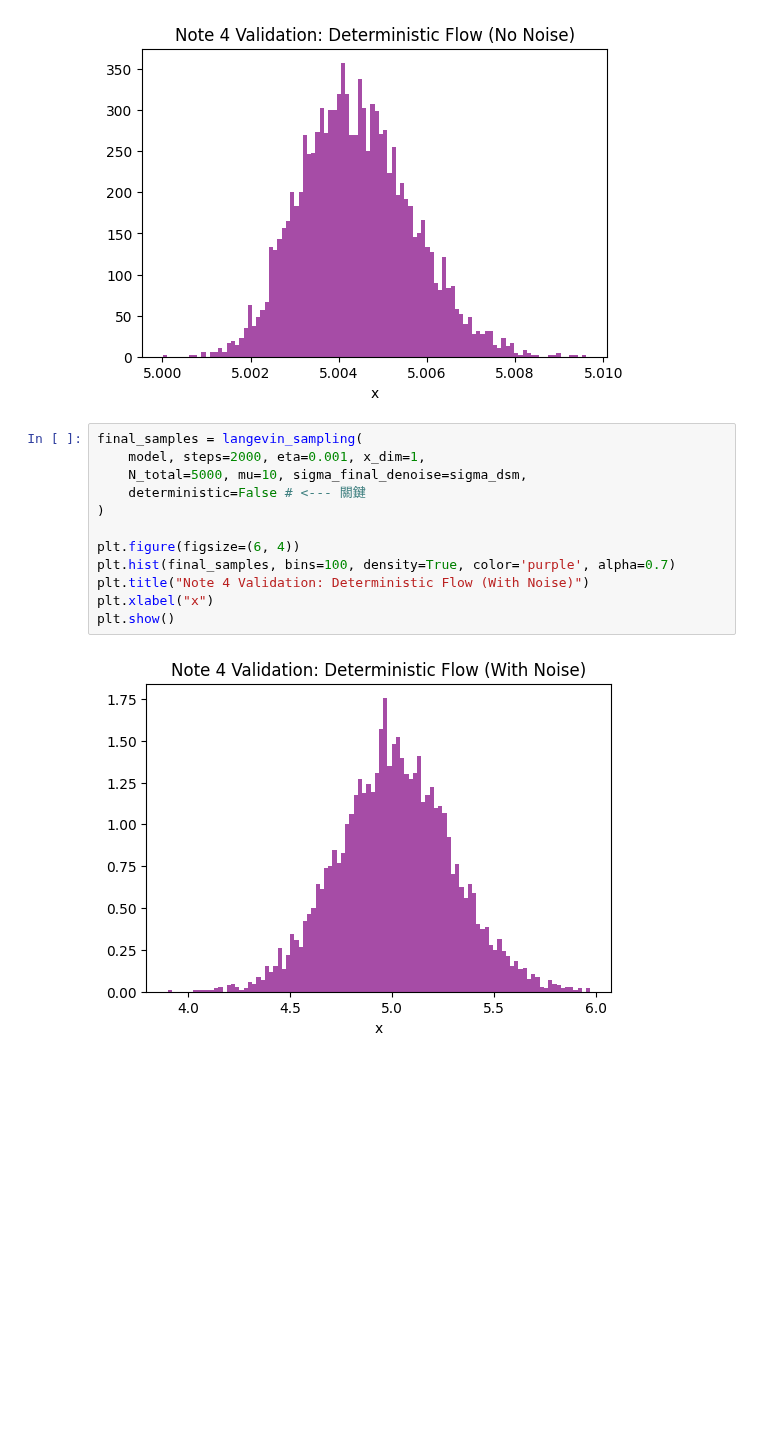
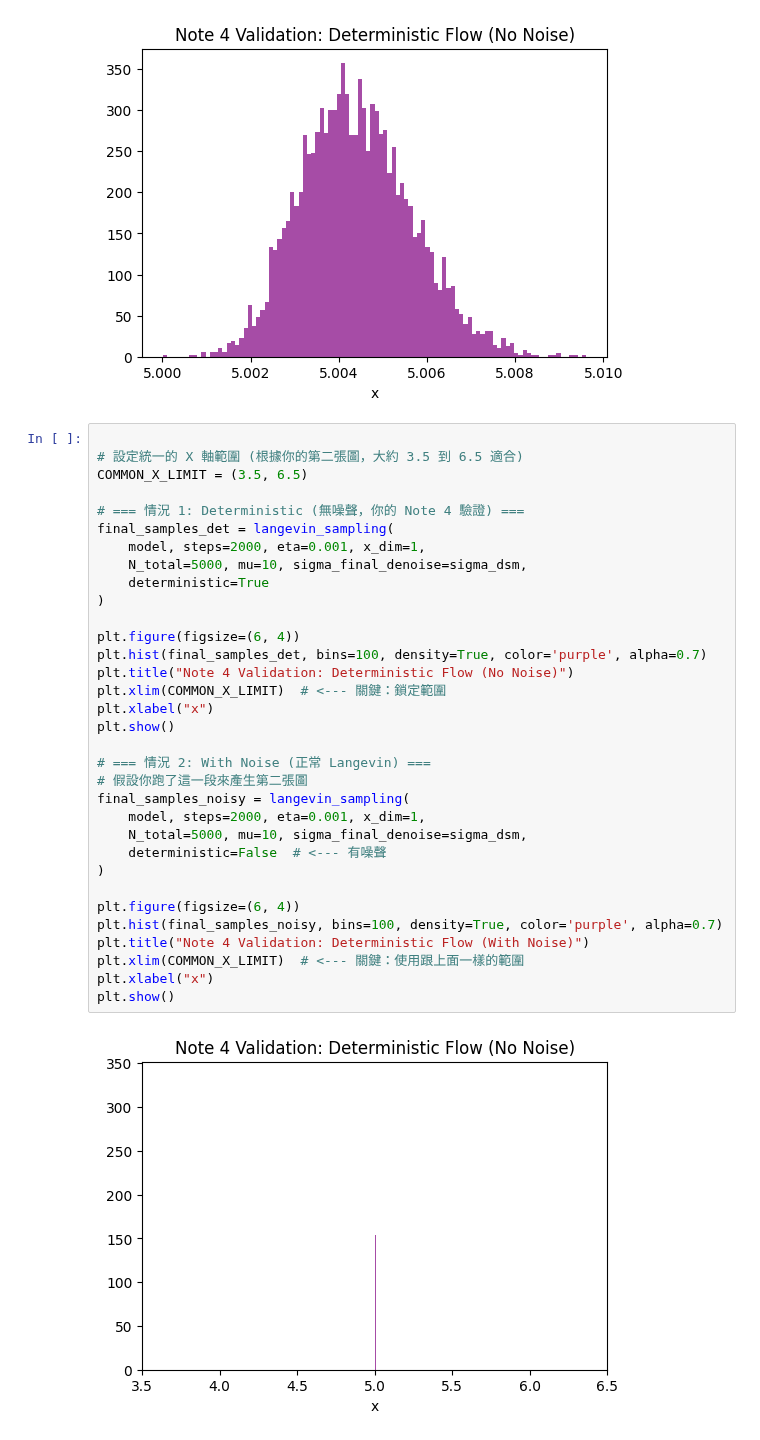
Before and after one commit to XuanWeiWang-999/2025Autumn_ML-project-DiffusionModel_02, a Jupyter notebook: 20260105_code/1D_epsilon.ipynb, the cells around one changed output. Drawn from its saved outputs; the diff is of its cells as text; blank space fills up the shorter version.

```diff
--- a/20260105_code/1D_epsilon.ipynb
+++ b/20260105_code/1D_epsilon.ipynb
@@ -184,17 +184,38 @@ plt.xlabel("x")
 plt.show()
 # %% [output]
 [figure]
-# %%
-final_samples = langevin_sampling(
-    model, steps=2000, eta=0.001, x_dim=1,
-    N_total=5000, mu=10, sigma_final_denoise=sigma_dsm,
-    deterministic=False # <--- 關鍵
-)
-
-plt.figure(figsize=(6, 4))
-plt.hist(final_samples, bins=100, density=True, color='purple', alpha=0.7)
-plt.title("Note 4 Validation: Deterministic Flow (With Noise)")
-plt.xlabel("x")
-plt.show()
-# %% [output]
-[figure, removed]
+# %%
+
+# 設定統一的 X 軸範圍 (根據你的第二張圖，大約 3.5 到 6.5 適合)
+COMMON_X_LIMIT = (3.5, 6.5)
+
+# === 情況 1: Deterministic (無噪聲，你的 Note 4 驗證) ===
+final_samples_det = langevin_sampling(
+    model, steps=2000, eta=0.001, x_dim=1,
+    N_total=5000, mu=10, sigma_final_denoise=sigma_dsm,
+    deterministic=True
+)
+
+plt.figure(figsize=(6, 4))
+plt.hist(final_samples_det, bins=100, density=True, color='purple', alpha=0.7)
+plt.title("Note 4 Validation: Deterministic Flow (No Noise)")
+plt.xlim(COMMON_X_LIMIT)  # <--- 關鍵：鎖定範圍
+plt.xlabel("x")
+plt.show()
+
+# === 情況 2: With Noise (正常 Langevin) ===
+# 假設你跑了這一段來產生第二張圖
+final_samples_noisy = langevin_sampling(
+    model, steps=2000, eta=0.001, x_dim=1,
+    N_total=5000, mu=10, sigma_final_denoise=sigma_dsm,
+    deterministic=False  # <--- 有噪聲
+)
+
+plt.figure(figsize=(6, 4))
+plt.hist(final_samples_noisy, bins=100, density=True, color='purple', alpha=0.7)
+plt.title("Note 4 Validation: Deterministic Flow (With Noise)")
+plt.xlim(COMMON_X_LIMIT)  # <--- 關鍵：使用跟上面一樣的範圍
+plt.xlabel("x")
+plt.show()
+# %% [output]
+[figure, added]
```
Also changed, not shown: parts of 3 cells of this notebook.
